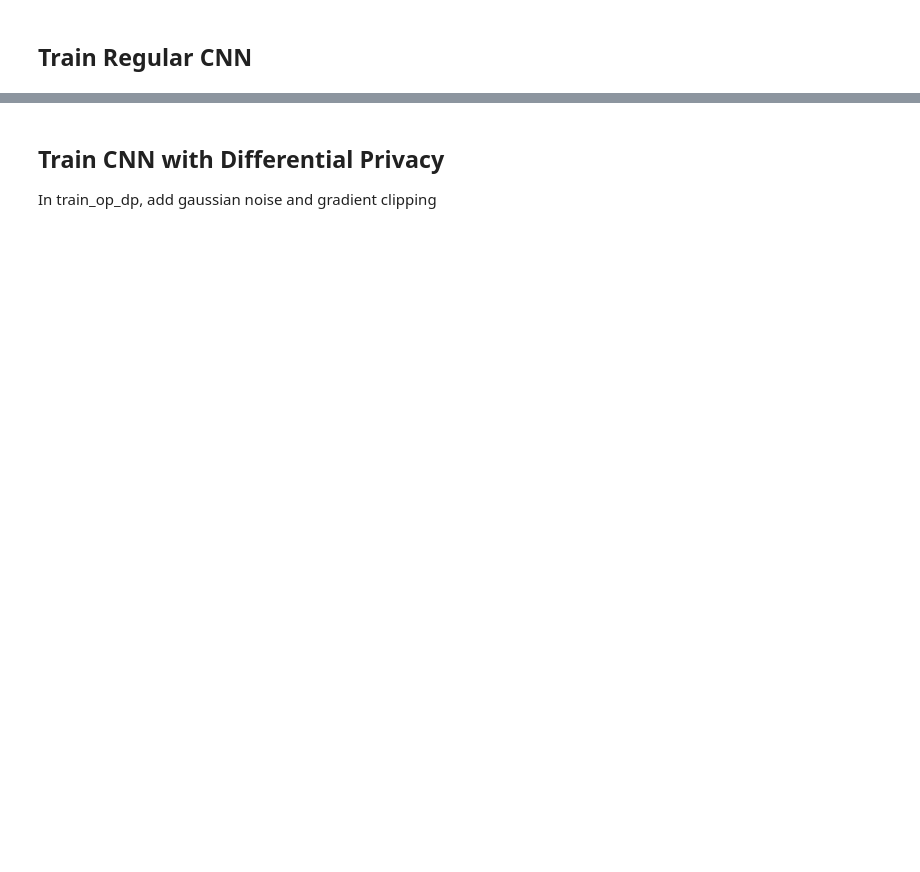
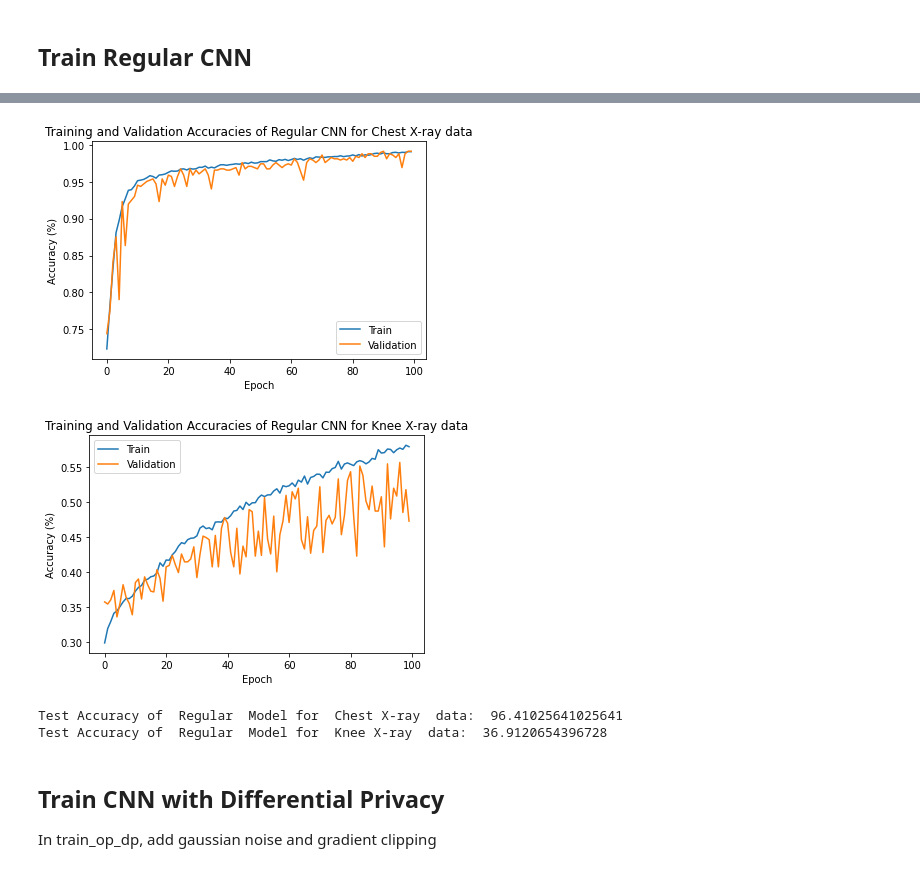
Before and after one commit to NicoleStrel/Deep-Learning-with-Differential-Privacy, a Jupyter notebook: DP-SGD/Base_Model_DP_SGD.ipynb, the cells around one changed output, grey strips where cells are left out. Saved outputs shown, nothing was run; the diff lists cells and outputs as text; code cells hidden in the pictures; blank space fills up the shorter version.

```diff
--- a/DP-SGD/Base_Model_DP_SGD.ipynb
+++ b/DP-SGD/Base_Model_DP_SGD.ipynb
@@ -152,6 +146,7 @@ def train_per_batch(x, y, lr, batch, train_op, predict):
 def train(epochs, batch, lr, x_train, x_valid, y_train, y_valid, train_op, predict):
   train_accuracies = []
   valid_accuracies = []
+  epsilons = []
 
   for epoch in range(1, epochs+1):
       train_loss = []
@@ -168,3 +163,14 @@ def train(epochs, batch, lr, x_train, x_valid, y_train, y_valid, train_op, predi
       print('Epoch %d  Training Accuracy %.4f Validation Accuracy %.4f' % (epoch, avg_train_acc*100, avg_val_acc*100))
 
   return train_accuracies, valid_accuracies
+# %%
+# show plot helper function
+def show_plot(train_accuracies, valid_accuracies, dataset, cnn_type):
+  title = "Training and Validation Accuracies of "+ cnn_type + " CNN for " + dataset + " data"
+  plt.title(title)
+  plt.plot(train_accuracies, label="Train")
+  plt.plot(valid_accuracies, label="Validation")
+  plt.xlabel("Epoch")
+  plt.ylabel("Accuracy (%)")
+  plt.legend(loc='best')
+  plt.show()
@@ -172,8 +233,7 @@ def train(epochs, batch, lr, x_train, x_valid, y_train, y_valid, train_op, predi
 ## Train Regular CNN
 # %%
 # hyperparameters
-epochs = 20
-batch = 100
-lr = 0.001
-chest_ds_size = 64 #h/w of images in chest dataset
+epochs = 100
+lr = 0.01 #0.001
+size = 64 #h/w of images in dataset
 # %%
@@ -242,0 +271,17 @@ Test Accuracy of Regular Model:  91.11111111111111
+# %%
+# train without differential privacy (dp)
+if chest_data:
+  print("-----Training for chest x-ray data: ------")
+  num_classes = 2
+  batch = 100
+
+  runtime_regular_c, peak_mem_regular_c, (train_accuracies_regular_c, valid_accuracies_regular_c, predict_regular_c) = get_memory_usage_and_runtime(define_model_and_train_regular, (x_train_c, x_valid_c, y_train_c, y_valid_c, num_classes))
+  print ("Runtime(s): ", runtime_regular_c, "Memory(MB): ", peak_mem_regular_c)
+
+if knee_data:
+  print("-----Training for knee x-ray data: ------")
+  num_classes = 5
+  batch = 300
+
+  runtime_regular_k, peak_mem_regular_k, (train_accuracies_regular_k, valid_accuracies_regular_k, predict_regular_k) = get_memory_usage_and_runtime(define_model_and_train_regular, (x_train_k, x_valid_k, y_train_k, y_valid_k, num_classes))
+  print ("Runtime(s): ", runtime_regular_k, "Memory(MB): ", peak_mem_regular_k)
@@ -243,3 +306,19 @@ Test Accuracy of Regular Model:  91.11111111111111
+# %%
+if chest_data:
+  show_plot(train_accuracies_regular_c, valid_accuracies_regular_c, "Chest X-ray", "Regular")
+if knee_data:
+  show_plot(train_accuracies_regular_k, valid_accuracies_regular_k, "Knee X-ray", "Regular")
+# %% [output]
+[figure, added]
+[figure, added]
+# %%
+if chest_data:
+  test_accuracy_regular_c = get_test_accuracy(predict_regular_c, x_test_c, y_test_c, 'Chest X-ray', "Regular")
+if knee_data:
+  test_accuracy_regular_k = get_test_accuracy(predict_regular_k, x_test_k, y_test_k, 'Knee X-ray', "Regular")
+# %% [output]
+Test Accuracy of  Regular  Model for  Chest X-ray  data:  96.41025641025641
+Test Accuracy of  Regular  Model for  Knee X-ray  data:  36.9120654396728
 # %% [markdown]
 ## Train CNN with Differential Privacy
 
```
Also changed, not shown: parts of 28 cells of this notebook, 11 other files.
